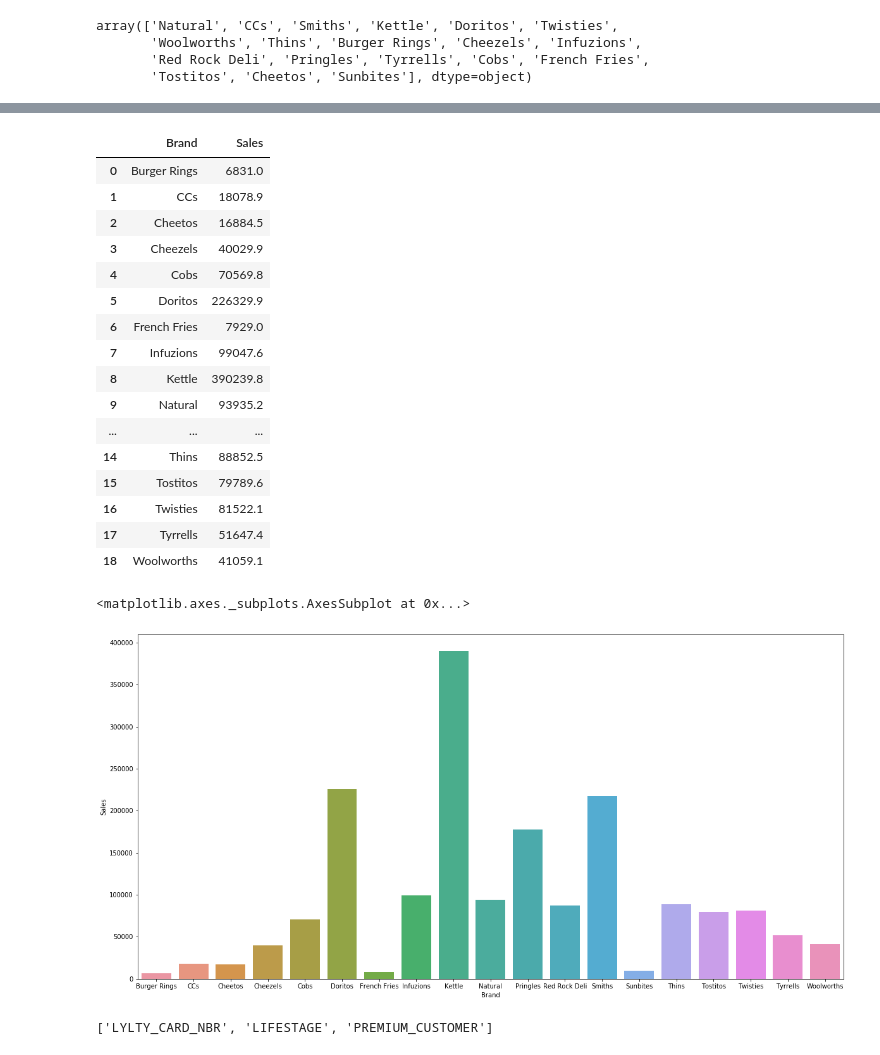
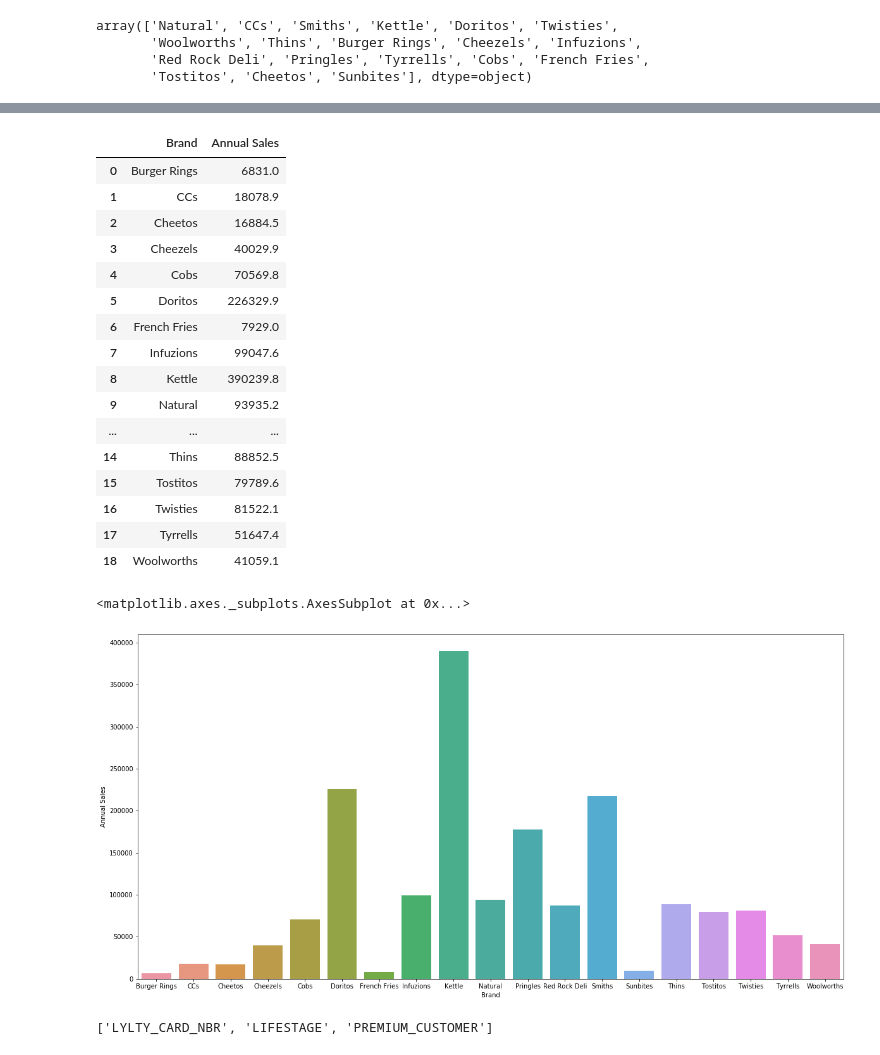
Before and after one commit to Johnson-a-hash/quantium-virtual-program, a Jupyter notebook: Quantium Virtual Internship.ipynb, the cells around one changed output, grey strips where cells are left out. Saved outputs shown, nothing was run; the diff lists cells and outputs as text; code cells hidden in the pictures.

```diff
--- a/Quantium Virtual Internship.ipynb
+++ b/Quantium Virtual Internship.ipynb
@@ -602,10 +602,10 @@ Burger Rings       6831.0
 Name: TOT_SALES, dtype: float64
 # %%
 brand_sales = transactionData.groupby('brand', as_index = False).TOT_SALES.sum()
-brand_sales.rename(columns = {'brand': 'Brand', 'TOT_SALES': 'Sales'}, inplace = True)
+brand_sales.rename(columns = {'brand': 'Brand', 'TOT_SALES': 'Annual Sales'}, inplace = True)
 brand_sales
 # %% [output]
-|  | Brand | Sales |
+|  | Brand | Annual Sales |
 | 0 | Burger Rings | 6831.0 |
 | 1 | CCs | 18078.9 |
 | 2 | Cheetos | 16884.5 |
@@ -624,10 +624,10 @@ brand_sales
 | 18 | Woolworths | 41059.1 |
 # %%
 plt.figure(figsize = (20, 10))
-sns.barplot(x = 'Brand', y = 'Sales', data = brand_sales)
+sns.barplot(x = 'Brand', y = 'Annual Sales', data = brand_sales)
 # %% [output]
 <matplotlib.axes._subplots.AxesSubplot at 0x...>
-[figure, old version]
+[figure, new version]
 # %%
 # Let's move on to 'customerData' dataset now
 
```
Also changed, not shown: parts of 15 cells of this notebook.
